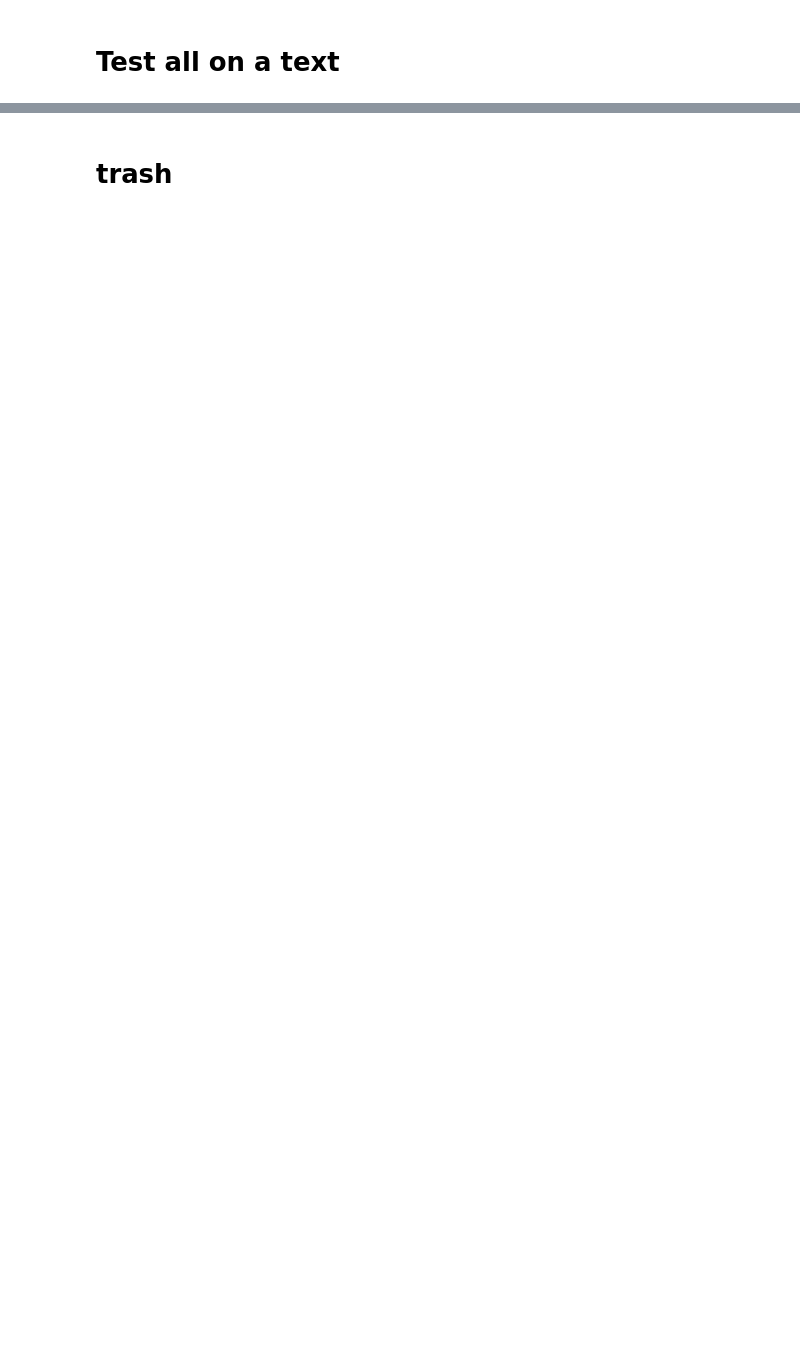
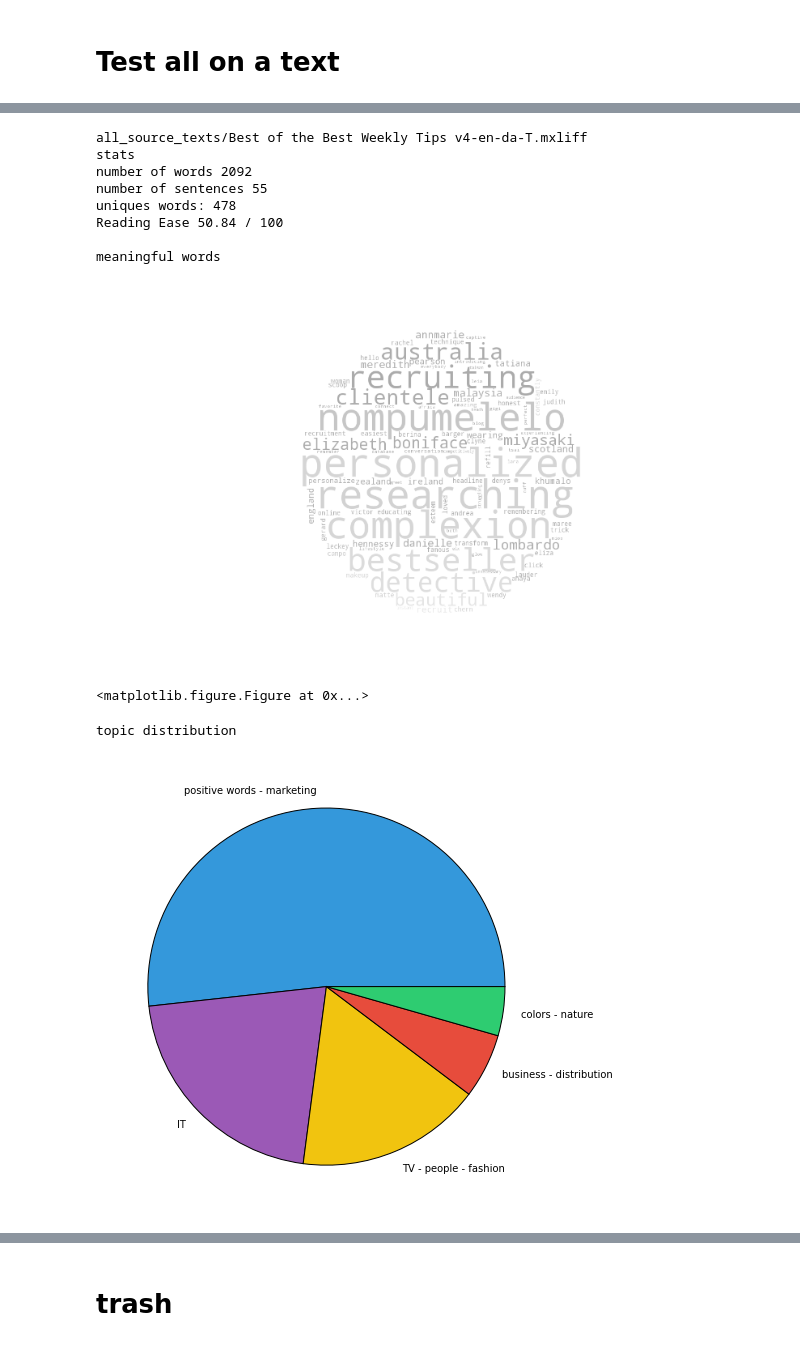
Before and after one commit to yfletberliac/Project_OpenInnovationX_Challenge, a Jupyter notebook: topic extraction.ipynb, the cells around one changed output, grey strips where cells are left out. Drawn from its saved outputs; the diff is of its cells as text; code cells hidden in the pictures; blank space fills up the shorter version.

```diff
--- a/topic extraction.ipynb
+++ b/topic extraction.ipynb
@@ -696,4 +691,4 @@ import nltk
 from nltk.corpus import reuters
 # print  "corpus with: %s words (%s distincts) " %(len(reuters.words()), len(set(reuters.words())))
 
-# freq_english = nltk.FreqDist(reuters.words())
+freq_english = nltk.FreqDist(reuters.words())
@@ -772,0 +757,27 @@ topic distribution
+# %%
+print path
+print "stats"
+text = loadText(path)
+print "number of words %s" %count_words(text)
+print "number of sentences %s" %textstat.sentence_count(text)
+print "uniques words: %s" %len(set(raw_tokenize(text)))
+print "Reading Ease %s / 100" %textstat.flesch_reading_ease(text)
+# print "dale_chall_readability_score %s / 100" %textstat.dale_chall_readability_score(text)
+print
+print "meaningful words"
+CloudFromSignificantWords(path, "image.jpg")
+print "topic distribution"
+displayTopicsDistributionWithinTheText(path, 300)
+# %% [output]
+all_source_texts/Best of the Best Weekly Tips v4-en-da-T.mxliff
+stats
+number of words 2092
+number of sentences 55
+uniques words: 478
+Reading Ease 50.84 / 100
+
+meaningful words
+[figure, added]
+<matplotlib.figure.Figure at 0x...>
+topic distribution
+[figure, added]
```
Also changed, not shown: parts of 22 cells of this notebook, 2 other files.
